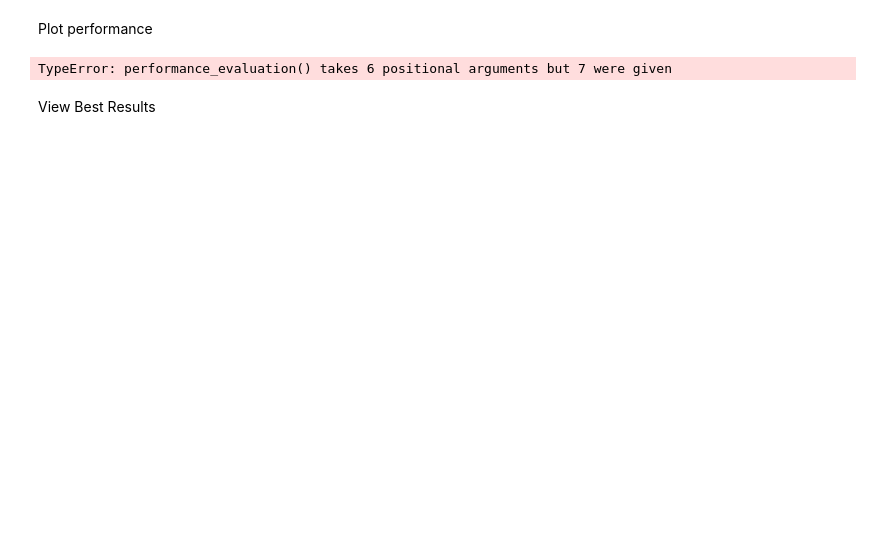
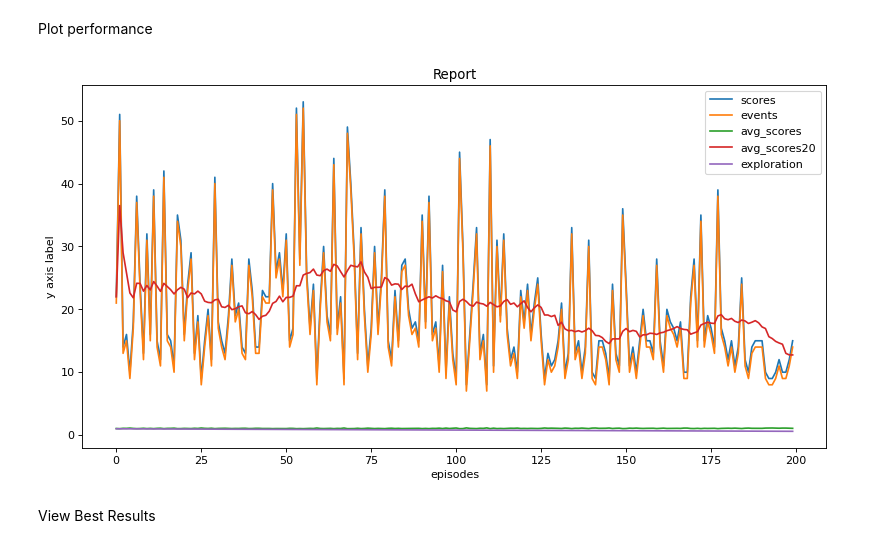
Before and after one commit to lucyannofrota/APA_Assignment_3, a Jupyter notebook: DeepRL_PartIandII/DeepRL_PartI.ipynb, the cells around one changed output. Cells and saved outputs as stored; diff of their text form; code cells hidden in the pictures; blank space fills up the shorter version.

```diff
--- a/DeepRL_PartIandII/DeepRL_PartI.ipynb
+++ b/DeepRL_PartIandII/DeepRL_PartI.ipynb
@@ -184,9 +183,9 @@ OpenAI Environment CartPole-v0
         Considered solved when the average return is greater than or equal to 195.0 over 20 consecutive trials.
 # %%
 #@title DQN movie generation (for visual evaluation in Google Colab)
-def createMovie(Network,Filename):
+def createMovie(Network,path,Filename):
     env = gym.make("CartPole-v0")
-    envX = wrappers.Monitor(env, './videos/'+Filename,force=True)
+    envX = wrappers.Monitor(env,path+'/'+Filename,force=True)
 
     observation = envX.reset()
 
@@ -208,7 +207,7 @@ def createMovie(Network,Filename):
     envX.close()
     env.close();
     Network.train()
-    mp4list = glob.glob('./videos/'+Filename+'/*.mp4')
+    mp4list = glob.glob(path+'/'+Filename+'/*.mp4')
     if len(mp4list) > 0:
         mp4 = mp4list[0]
         video = io.open(mp4, 'r+b').read()
@@ -239,7 +238,7 @@ inputs=4
 n_actions=2
 
 #hyper-parameters
-TotalEpisodes=1500
+TotalEpisodes=200
 MaxSteps=200
 FreezeCounter=25
 BatchSize=128
@@ -247,7 +246,7 @@ exploration_threshold=1
 exploration_threshold_min=0.01
 exploration_decay=0.002
 discount_factor=0.99
-SaveAtCounter=999999
+SaveAtCounter=50
 LearningRate=0.001
 LearningRateDecay=0.97
 
@@ -272,6 +271,7 @@ loss = torch.nn.MSELoss()
 
 file_name = mt.set_name(arch,BatchSize,exploration_threshold,exploration_threshold_min,exploration_decay,discount_factor,LearningRate,LearningRateDecay)
 file_path = mt.create_dir("results",file_name)
+mt.create_dir(file_path,"Checkpoints")
 print(file_name)
 # %% [output]
 DQN(
@@ -309,5 +309,5 @@ def trainModel():
 # import sys
 # sys.path.insert(1, '/PartI_lib')
 # from PartI_lib import train_loop as tl
-bestNet, episodes, scores, events, avg_scores, avg_scores20, exploration = tl.train_loop(policy_net, target_net, env, device, TotalEpisodes, FreezeCounter, SaveAtCounter, createMovie, MaxSteps, exploration_threshold, exploration_decay, exploration_threshold_min, buffer, trainModel)
+bestNet, episodes, scores, events, avg_scores, avg_scores20, exploration = tl.train_loop(policy_net, target_net, env, device, TotalEpisodes, FreezeCounter, SaveAtCounter, createMovie, MaxSteps, exploration_threshold, exploration_decay, exploration_threshold_min, buffer, trainModel,file_path)
 # %% [output]
@@ -333,27 +329,28 @@ Plot performance
 # %%
 # figure(figsize=(12, 6), dpi=80)
 # plt.plot(episodes, scores)
 # plt.plot(episodes, events)
 # plt.plot(episodes, avg_scores)
 # plt.plot(episodes, avg_scores20)
 # plt.plot(episodes, exploration)
 # plt.xlabel('episodes')
 # plt.ylabel('y axis label')
 # plt.title('Report')
 # plt.legend(['scores',  'events', 'avg_scores', 'avg_scores20','exploration'])
 # plt.show()
 
-eval.performance_evaluation(arch,episodes, scores, events, avg_scores, avg_scores20, exploration)
-
+eval.performance_evaluation(episodes, scores, events, avg_scores, avg_scores20, exploration)
+eval.report(file_path,arch,BatchSize,exploration_threshold,exploration_threshold_min,exploration_decay,discount_factor,
+            LearningRate,LearningRateDecay,episodes, scores, events, avg_scores, avg_scores20, exploration)
 # BatchSize=128
 # exploration_threshold=1
 # exploration_threshold_min=0.01
 # exploration_decay=0.002
 # discount_factor=0.99
 # LearningRate=0.001
 # LearningRateDecay=0.97
 # %% [output]
-TypeError: performance_evaluation() takes 6 positional arguments but 7 were given
+[figure, added]
 # %% [markdown]
 View Best Results
 # %%
```
Also changed, not shown: parts of 4 cells of this notebook, 27 other files.
